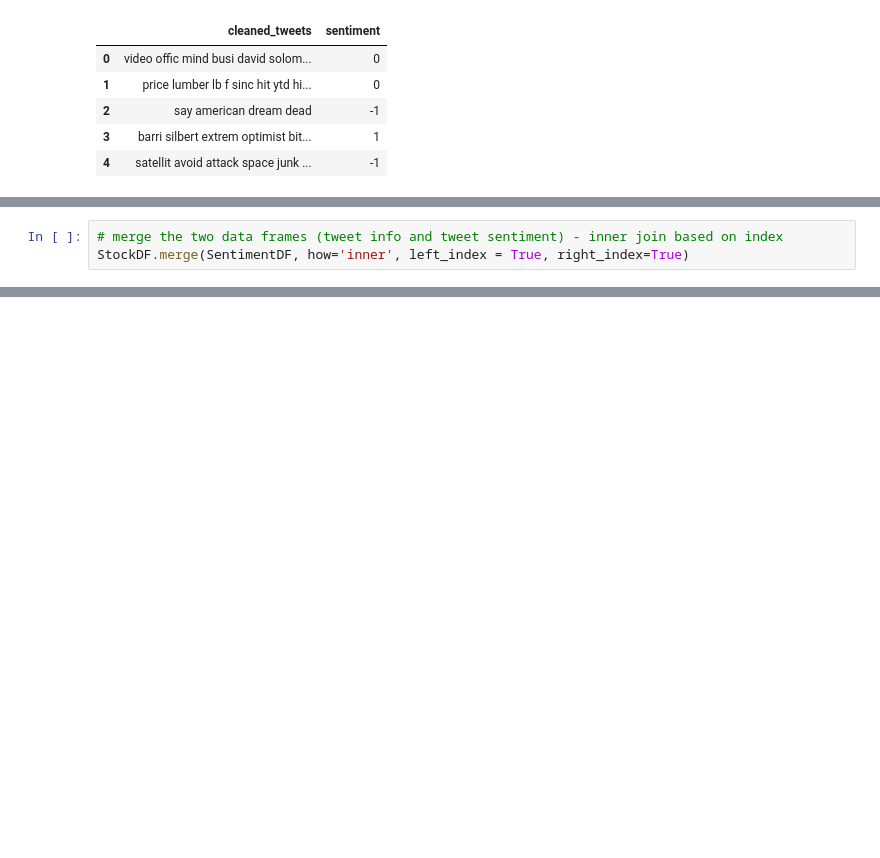
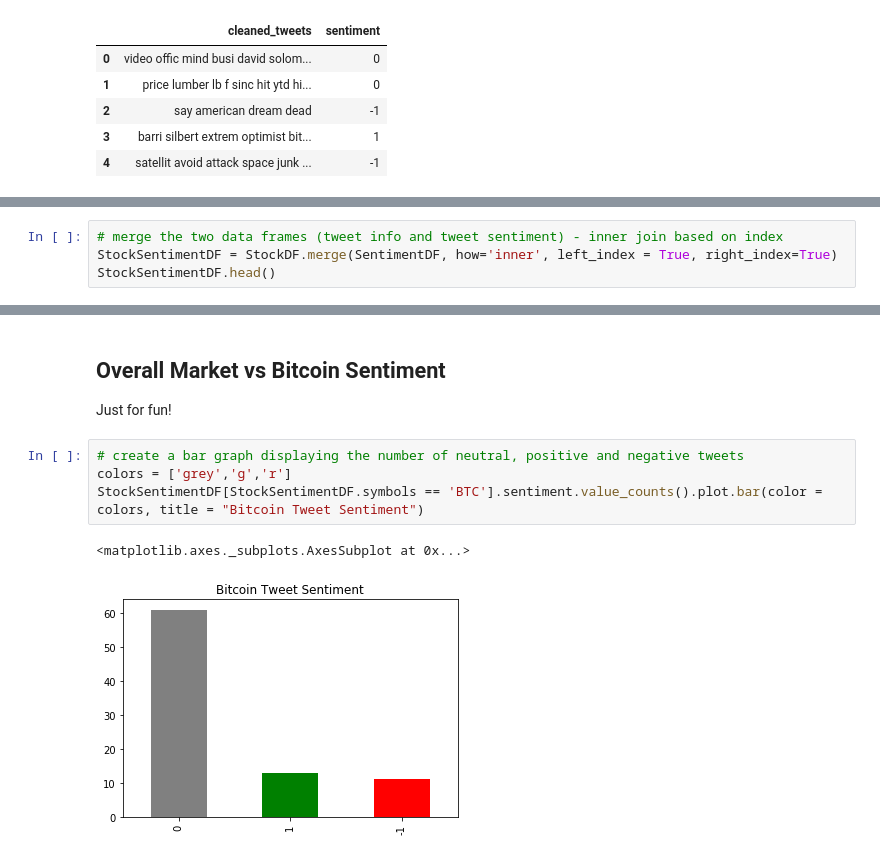
Before and after one commit to danellsworth/danellsworth.github.io, a Jupyter notebook: FinancialAnalysis.ipynb, the cells around one changed output, grey strips where cells are left out. Cells and saved outputs as stored; diff of their text form; blank space fills up the shorter version.

```diff
--- a/FinancialAnalysis.ipynb
+++ b/FinancialAnalysis.ipynb
@@ -27,6 +64,7 @@ SentimentDF.head()
 # %%
 # merge the two data frames (tweet info and tweet sentiment) - inner join based on index
-StockDF.merge(SentimentDF, how='inner', left_index = True, right_index=True)
+StockSentimentDF = StockDF.merge(SentimentDF, how='inner', left_index = True, right_index=True)
+StockSentimentDF.head()
 # %% [output]
 |  | text | timestamp | source | symbols | company_names | url | verified | cleaned_tweets | sentiment |
 | 0 | VIDEO: “I was in my office. I was... | Wed Jul 18 21:33:26 +0000 2018 | GoldmanSachs | GS | The Goldman Sachs | https://twitter.com/i/web/status/... | TRUE | video offic mind busi david solom... | 0 |
@@ -43,0 +75,10 @@ StockDF.merge(SentimentDF, how='inner', left_index = True, right_index=True)
+# %% [markdown]
+## Overall Market vs Bitcoin Sentiment
+Just for fun!
+# %%
+# create a bar graph displaying the number of neutral, positive and negative tweets
+colors = ['grey','g','r']
+StockSentimentDF[StockSentimentDF.symbols == 'BTC'].sentiment.value_counts().plot.bar(color = colors, title = "Bitcoin Tweet Sentiment")
+# %% [output]
+<matplotlib.axes._subplots.AxesSubplot at 0x...>
+[figure, added]
```
Also changed, not shown: parts of 11 cells of this notebook, 5 other files.
